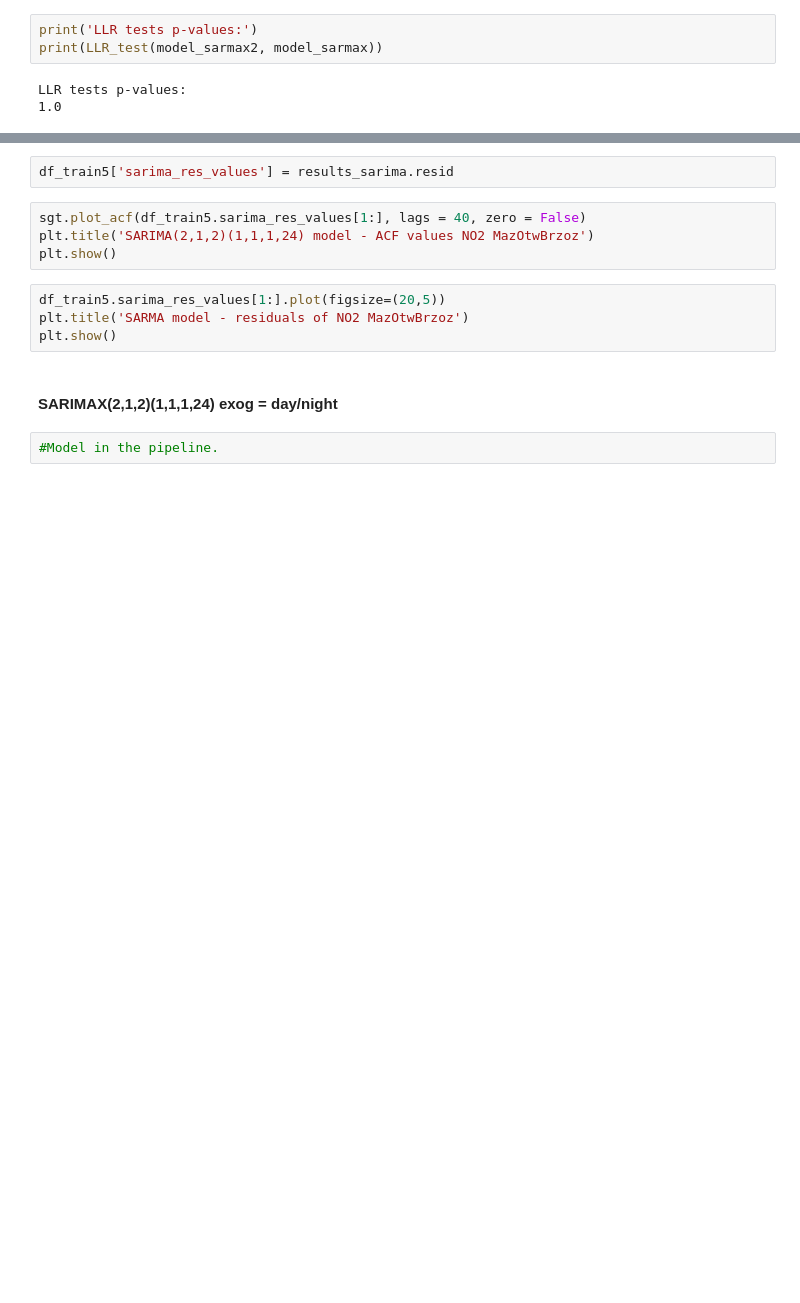
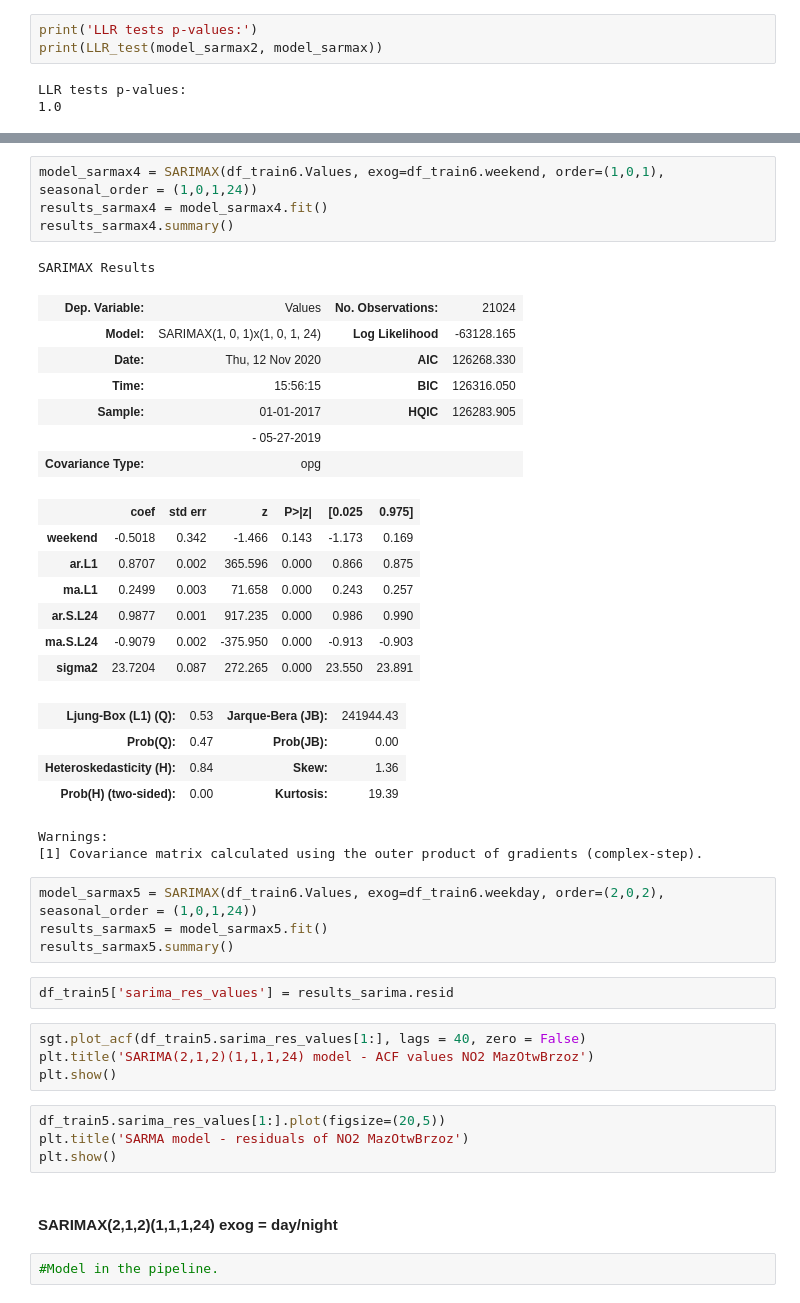
Before and after one commit to DamianKrupa/AirPollutionPoland_timeseries_analysis, a Jupyter notebook: AirPollutionPoland_time_series_analysis.ipynb, the cells around one changed output, grey strips where cells are left out. Saved outputs shown, nothing was run; the diff lists cells and outputs as text; blank space fills up the shorter version.

```diff
--- a/AirPollutionPoland_time_series_analysis.ipynb
+++ b/AirPollutionPoland_time_series_analysis.ipynb
@@ -2361,3 +2382,33 @@ ValueError: Pandas data cast to numpy dtype of object. Check input data with np.
+# %%
+model_sarmax4 = SARIMAX(df_train6.Values, exog=df_train6.weekend, order=(1,0,1), seasonal_order = (1,0,1,24))
+results_sarmax4 = model_sarmax4.fit()
+results_sarmax4.summary()
+# %% [output]
+SARIMAX Results
+| Dep. Variable: | Values | No. Observations: | 21024 |
+| Model: | SARIMAX(1, 0, 1)x(1, 0, 1, 24) | Log Likelihood | -63128.165 |
+| Date: | Thu, 12 Nov 2020 | AIC | 126268.330 |
+| Time: | 15:56:15 | BIC | 126316.050 |
+| Sample: | 01-01-2017 | HQIC | 126283.905 |
+|  | - 05-27-2019 |  |  |
+| Covariance Type: | opg |  |  |
+|  | coef | std err | z | P>|z| | [0.025 | 0.975] |
+| weekend | -0.5018 | 0.342 | -1.466 | 0.143 | -1.173 | 0.169 |
+| ar.L1 | 0.8707 | 0.002 | 365.596 | 0.000 | 0.866 | 0.875 |
+| ma.L1 | 0.2499 | 0.003 | 71.658 | 0.000 | 0.243 | 0.257 |
+| ar.S.L24 | 0.9877 | 0.001 | 917.235 | 0.000 | 0.986 | 0.990 |
+| ma.S.L24 | -0.9079 | 0.002 | -375.950 | 0.000 | -0.913 | -0.903 |
+| sigma2 | 23.7204 | 0.087 | 272.265 | 0.000 | 23.550 | 23.891 |
+| Ljung-Box (L1) (Q): | 0.53 | Jarque-Bera (JB): | 241944.43 |
+| Prob(Q): | 0.47 | Prob(JB): | 0.00 |
+| Heteroskedasticity (H): | 0.84 | Skew: | 1.36 |
+| Prob(H) (two-sided): | 0.00 | Kurtosis: | 19.39 |
+Warnings:
+[1] Covariance matrix calculated using the outer product of gradients (complex-step).
+# %%
+model_sarmax5 = SARIMAX(df_train6.Values, exog=df_train6.weekday, order=(2,0,2), seasonal_order = (1,0,1,24))
+results_sarmax5 = model_sarmax5.fit()
+results_sarmax5.summary()
 # %%
 df_train5['sarima_res_values'] = results_sarima.resid
 # %%
```
Also changed, not shown: parts of 7 cells of this notebook.
